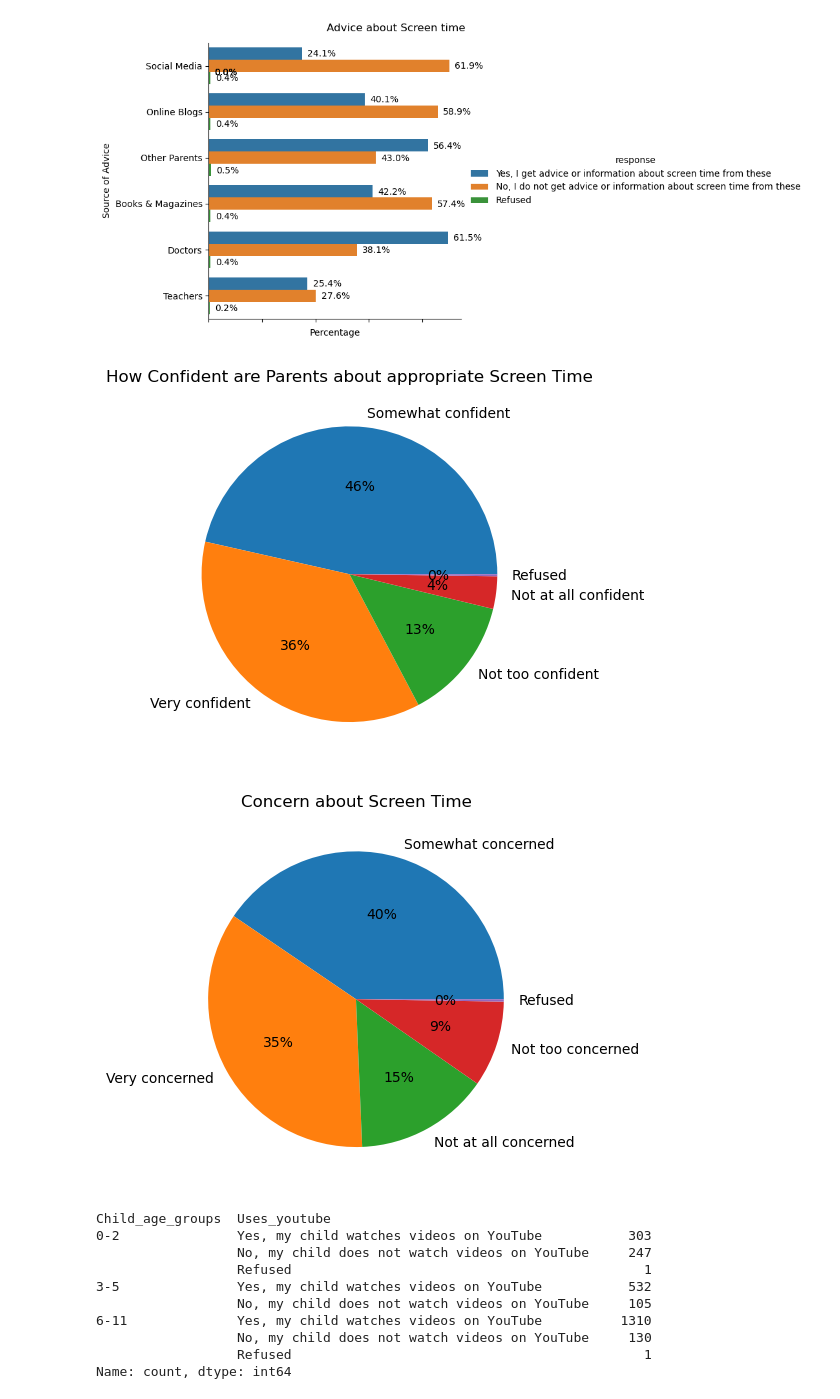
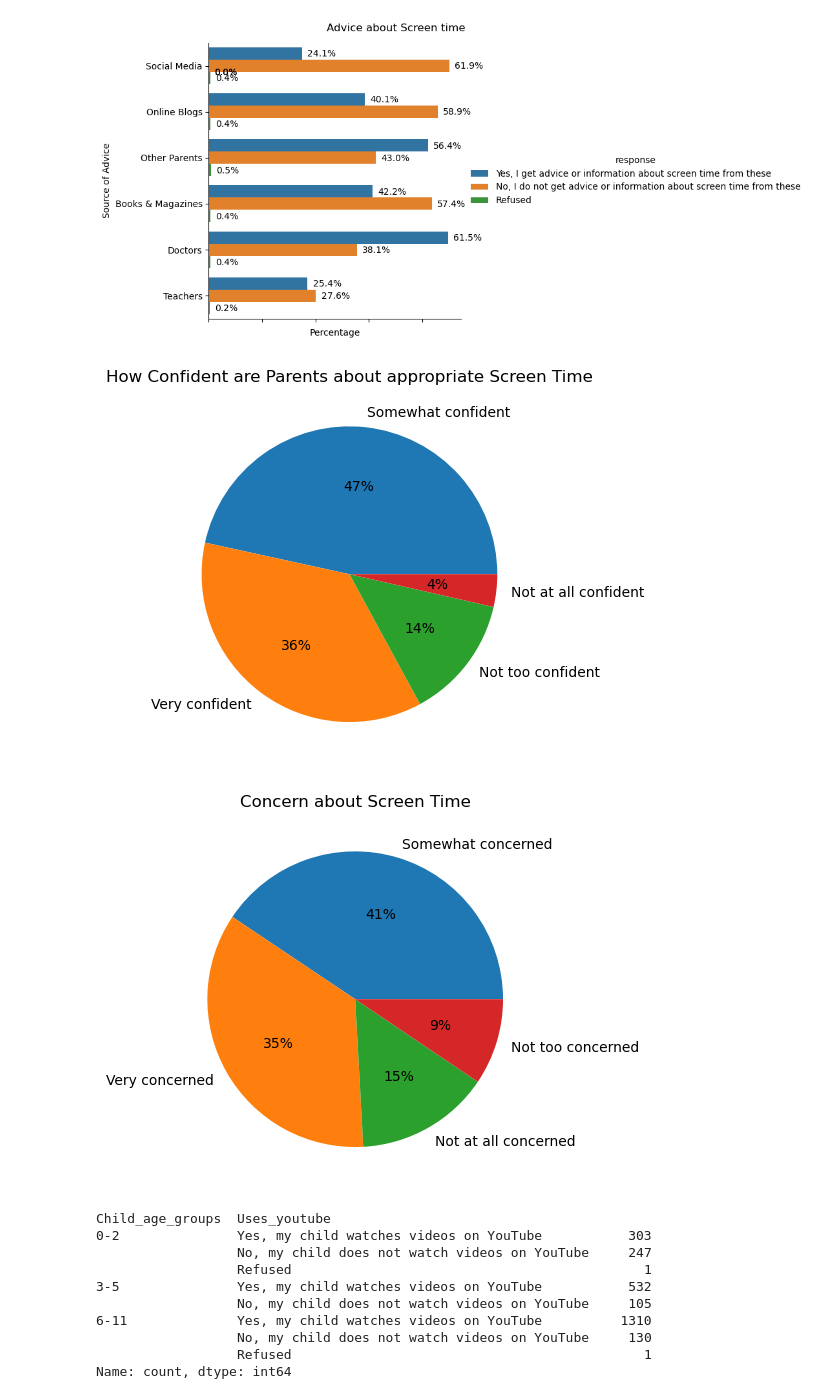
Before and after one commit to tyz-sd/Parenting-children-in-the-age-of-screens, a Jupyter notebook: Initial_visualizations.ipynb, the cells around one changed output. Drawn from its saved outputs; the diff is of its cells as text; code cells hidden in the pictures.

```diff
--- a/Initial_visualizations.ipynb
+++ b/Initial_visualizations.ipynb
@@ -33,17 +29,17 @@ add_percentage_labels_for_advice(g1, 'advice_from', plt.gca(),len(data))
 # %% [output]
 [figure]
 # %%
-plt.pie(data['Confidence_abt_screen_time'].value_counts().tolist(),labels=data['Confidence_abt_screen_time'].dropna().unique().tolist(),autopct='%1.0f%%')
+plt.pie(data[data['Confidence_abt_screen_time']!='Refused']['Confidence_abt_screen_time'].value_counts().tolist(),labels=data[data['Confidence_abt_screen_time']!='Refused']['Confidence_abt_screen_time'].dropna().unique().tolist(),autopct='%1.0f%%')
 plt.title('How Confident are Parents about appropriate Screen Time')
 plt.show()
 # %% [output]
-[figure, old version]
+[figure, new version]
 # %%
-plt.pie(data['CO_screen_time'].value_counts().tolist(),labels=data['CO_screen_time'].dropna().unique().tolist(),autopct='%1.0f%%')
+plt.pie(data[data['CO_screen_time']!='Refused']['CO_screen_time'].value_counts().tolist(),labels=data[data['CO_screen_time']!='Refused']['CO_screen_time'].dropna().unique().tolist(),autopct='%1.0f%%')
 plt.title('Concern about Screen Time')
 plt.show()
 # %% [output]
-[figure, old version]
+[figure, new version]
 # %%
 map_age_to_age_groups={'0':'0-2','1':'0-2','2':'0-2','3':'3-5','4':'3-5','5':'3-5','6':'6-11','7':'6-11','8':'6-11','9':'6-11','10':'6-11','11':'6-11'}
 data['Child_age_groups']=data['Child_age_0_11'].map(map_age_to_age_groups)
```
Also changed, not shown: parts of 14 cells of this notebook, 2 other files.
